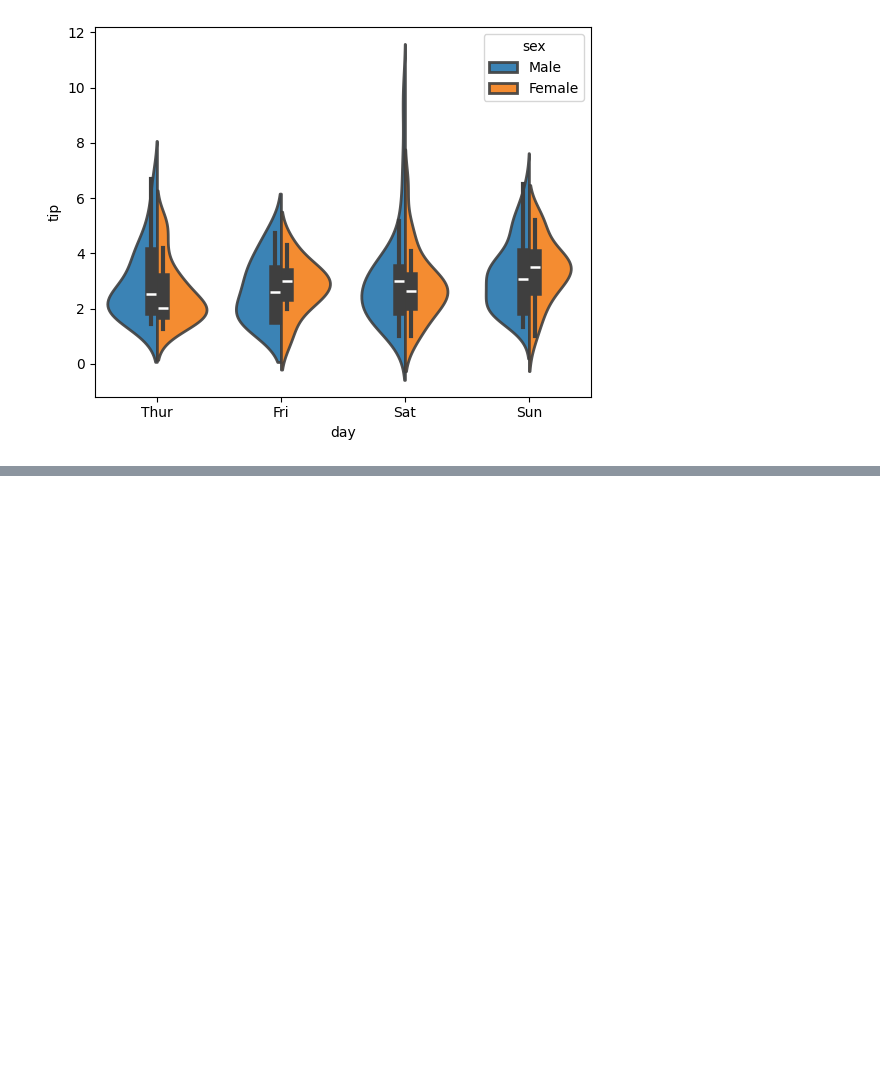
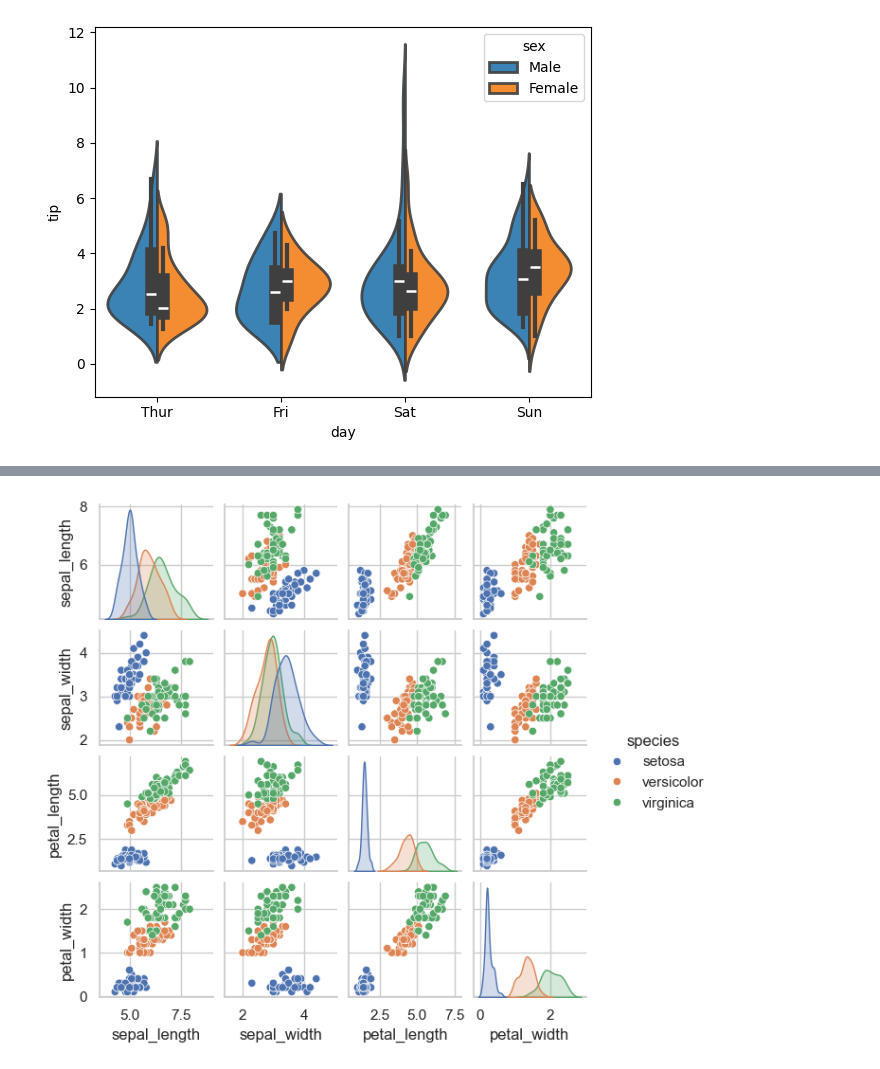
Before and after one commit to Arth9vansola/seaborn, a Jupyter notebook: seaborn.ipynb, the cells around one changed output, grey strips where cells are left out. Drawn from its saved outputs; the diff is of its cells as text; code cells hidden in the pictures; blank space fills up the shorter version.

```diff
--- a/seaborn.ipynb
+++ b/seaborn.ipynb
@@ -271,0 +312,5 @@ plt.show()
+# %%
+sns.pairplot(data= df, height=1.5, hue='species')
+plt.show()
+# %% [output]
+[figure, added]
```
Also changed, not shown: parts of 26 cells of this notebook.
